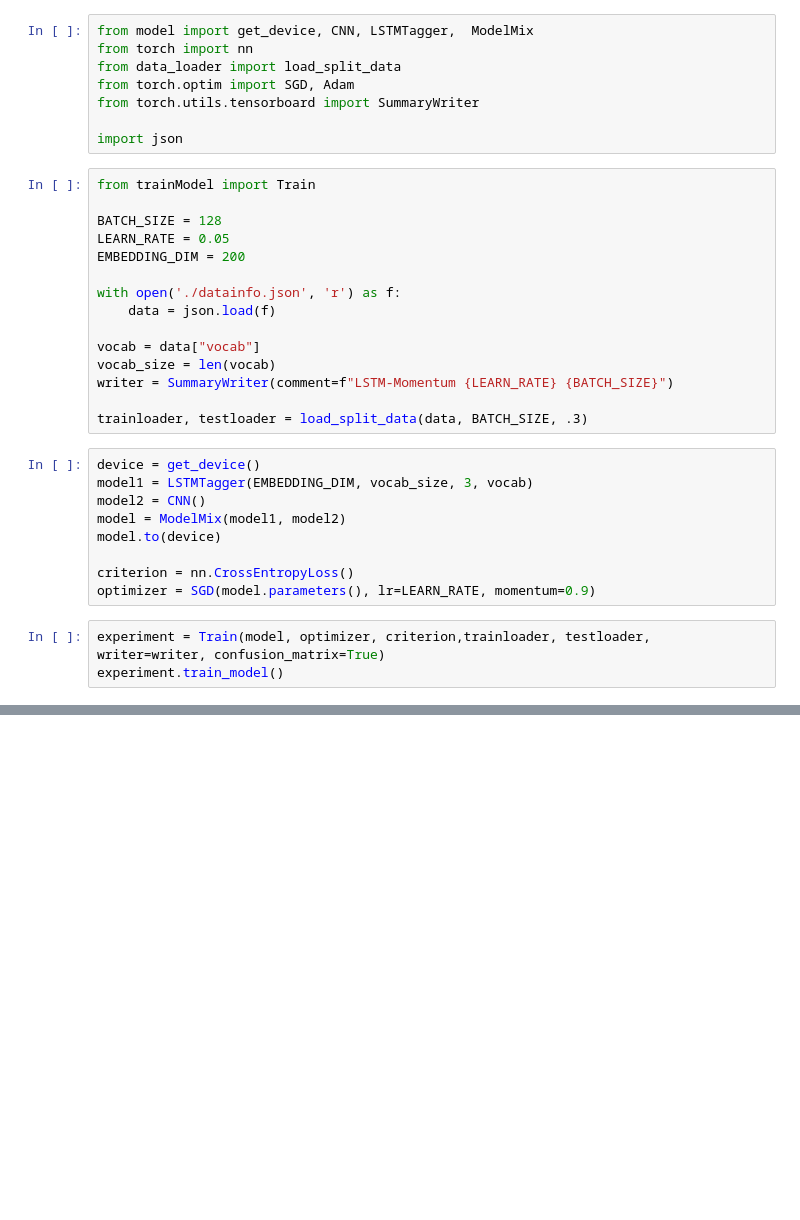
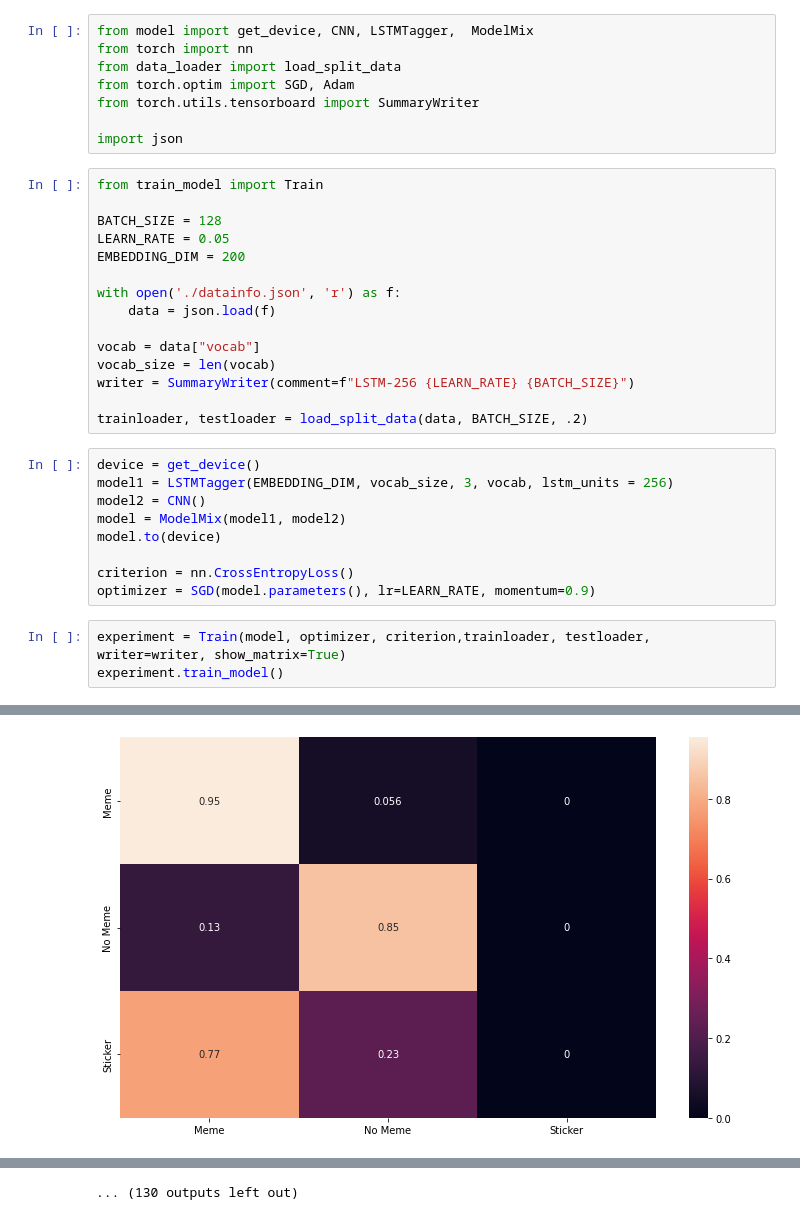
Before and after one commit to dreamer31/memes-classifier, a Jupyter notebook: test3.ipynb, the cells around one changed output, grey strips where cells are left out. Cells and saved outputs as stored; diff of their text form; blank space fills up the shorter version.

```diff
--- a/test3.ipynb
+++ b/test3.ipynb
@@ -7,7 +7,7 @@ from torch.utils.tensorboard import SummaryWriter
 
 import json
 # %%
-from trainModel import Train
+from train_model import Train
 
 BATCH_SIZE = 128
 LEARN_RATE = 0.05
@@ -18,12 +18,12 @@ with open('./datainfo.json', 'r') as f:
 
 vocab = data["vocab"]
 vocab_size = len(vocab)
-writer = SummaryWriter(comment=f"LSTM-Momentum {LEARN_RATE} {BATCH_SIZE}")
+writer = SummaryWriter(comment=f"LSTM-256 {LEARN_RATE} {BATCH_SIZE}")
 
-trainloader, testloader = load_split_data(data, BATCH_SIZE, .3)
+trainloader, testloader = load_split_data(data, BATCH_SIZE, .2)
 # %%
 device = get_device()
-model1 = LSTMTagger(EMBEDDING_DIM, vocab_size, 3, vocab)
+model1 = LSTMTagger(EMBEDDING_DIM, vocab_size, 3, vocab, lstm_units = 256)
 model2 = CNN()
 model = ModelMix(model1, model2)
 model.to(device)
@@ -31,5 +31,6 @@ model.to(device)
 criterion = nn.CrossEntropyLoss()
 optimizer = SGD(model.parameters(), lr=LEARN_RATE, momentum=0.9)
 # %%
-experiment = Train(model, optimizer, criterion,trainloader, testloader, writer=writer, confusion_matrix=True)
+experiment = Train(model, optimizer, criterion,trainloader, testloader, writer=writer, show_matrix=True)
 experiment.train_model()
+# %% [output]
@@ -35,0 +54 @@ experiment.train_model()
+[figure, added]
@@ -35,0 +65 @@ experiment.train_model()
+... (130 outputs left out)
```
Also changed, not shown: parts of 1 cell of this notebook, 9 other files.
